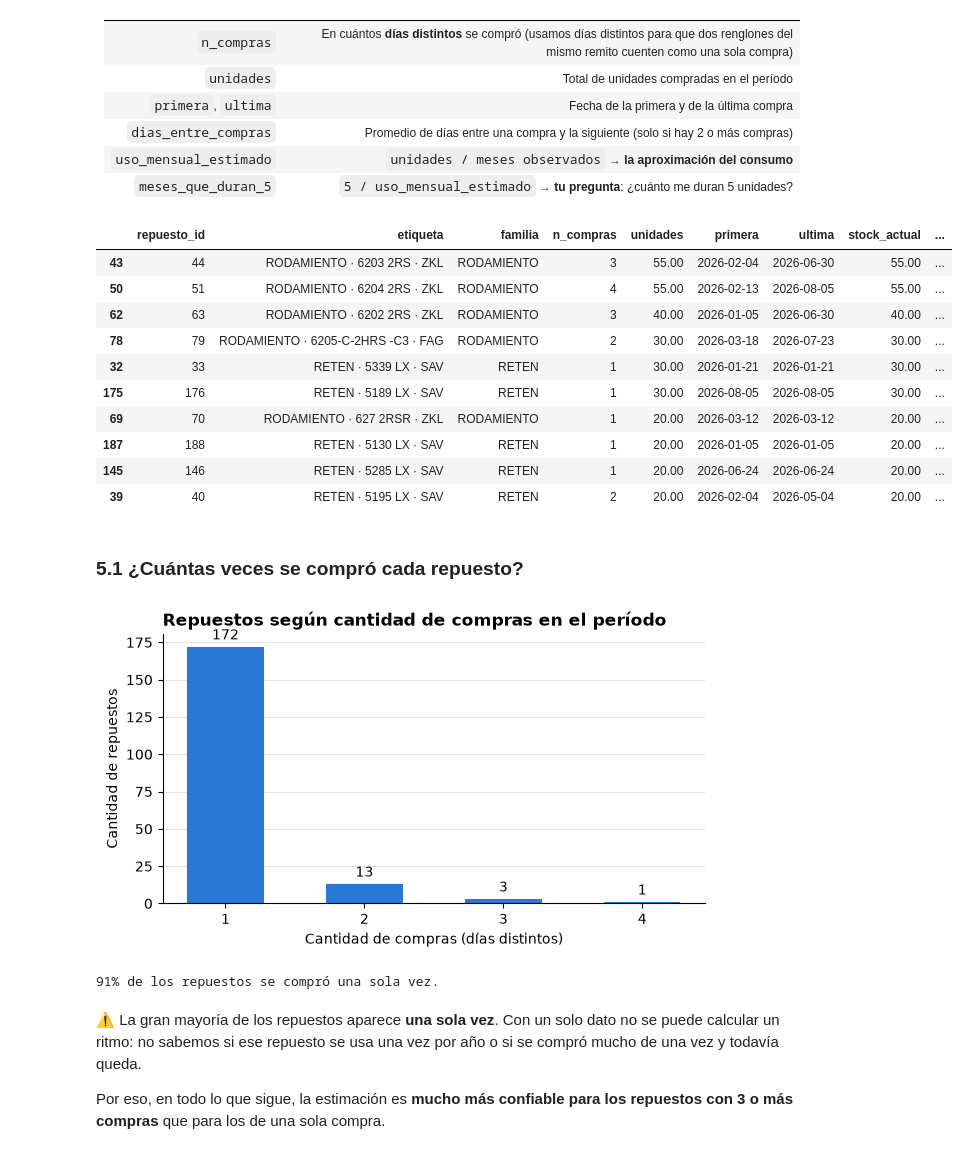
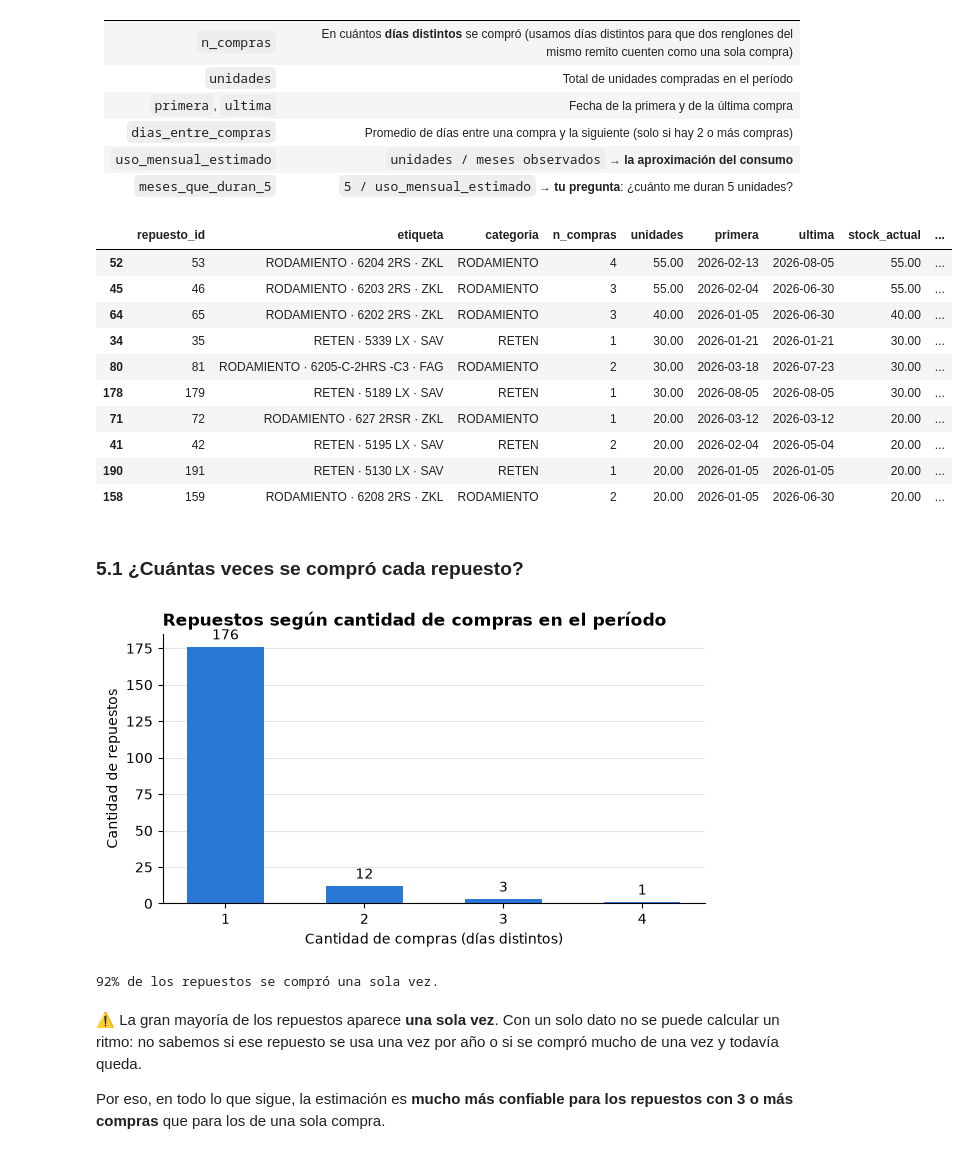
Before and after one commit to lgarciabode/Gestor_Stock_Durand_GarciaBode, a Jupyter notebook: templates/eda_repuestos.ipynb, the cells around one changed output. Cells and saved outputs as stored; diff of their text form; code cells hidden in the pictures.

```diff
--- a/templates/eda_repuestos.ipynb
+++ b/templates/eda_repuestos.ipynb
@@ -88,7 +88,7 @@ Conectado a: C:\Users\camil\OneDrive\Documentos\UNER\Ciencia de Datos\POO\Gestor
 `pd.read_sql(consulta, conexion)` ejecuta una consulta SQL y devuelve el resultado como DataFrame. Traemos las tablas completas porque son chicas (cientos de filas).
 # %%
 tablas = ["repuestos", "movimientos_stock", "marcas", "proveedores",
-          "categorias", "repuesto_codigo_proveedor"]
+          "categorias"]
 
 datos = {nombre: pd.read_sql(f"SELECT * FROM {nombre}", conexion) for nombre in tablas}
 
@@ -252,41 +248,22 @@ Vamos a:
 marcas = datos["marcas"].rename(columns={"id": "marca_id", "nombre": "marca"})
 proveedores = datos["proveedores"].rename(columns={"id": "proveedor_id", "nombre": "proveedor"})
 
-# Un repuesto puede tener más de un código de proveedor: nos quedamos con el primero para la etiqueta
-codigos = (datos["repuesto_codigo_proveedor"]
-           .sort_values("id")
-           .drop_duplicates("repuesto_id")[["repuesto_id", "codigo_proveedor"]])
+categorias = datos["categorias"].rename(columns={"id": "categoria_id", "nombre": "categoria"})
 
 catalogo = (repuestos
             .rename(columns={"id": "repuesto_id"})
             .merge(marcas, on="marca_id", how="left")
-            .merge(codigos, on="repuesto_id", how="left"))
+            .merge(categorias[["categoria_id", "categoria"]], on="categoria_id", how="left"))
 
-# Familia provisoria: primera palabra de la descripción, con algunas correcciones a mano
-correcciones = {"HOR": "HORQ", "J.": "J. DE AGUJAS", "DISCO": "DISCO DENTADO",
-                "ANILLO": "ANILLO SEEGER", "UNION": "CADENA", "REP": "KIT REPARACIÓN"}
-catalogo["familia"] = (catalogo["descripcion_normalizada"].str.split().str[0]
-                       .replace(correcciones))
-
-
-def armar_etiqueta(fila):
-    # Si la descripción ya es específica (horquillas, tubos), no hace falta agregar el código
-    desc = fila["descripcion_normalizada"]
-    if desc.split()[0] in {"RODAMIENTO", "RETEN", "CRUCETA", "SOPORTE", "CADENA",
-                           "PIÑON", "DISCO", "ANILLO", "J.", "UNION", "CRAPODINA", "RESORTE"}:
-        return f"{desc} · {fila['codigo_proveedor']} · {fila['marca']}"
-    return desc
-
-
-catalogo["etiqueta"] = catalogo.apply(armar_etiqueta, axis=1)
+catalogo["etiqueta"] = catalogo["categoria"] + " · " + catalogo["codigo"] + " · " + catalogo["marca"]
 
 movs = (movimientos
-        .merge(catalogo[["repuesto_id", "etiqueta", "familia", "marca", "stock_actual"]],
+        .merge(catalogo[["repuesto_id", "etiqueta", "categoria", "marca", "stock_actual"]],
                on="repuesto_id", how="left")
         .merge(proveedores[["proveedor_id", "proveedor"]], on="proveedor_id", how="left"))
 
 movs["fecha"] = pd.to_datetime(movs["fecha"])
 movs["mes"] = movs["fecha"].dt.to_period("M")
 
-movs[["fecha", "etiqueta", "familia", "cantidad", "proveedor"]].head(8)
+movs[["fecha", "etiqueta", "categoria", "cantidad", "proveedor"]].head(8)
 # %% [output]
@@ -394,34 +371,34 @@ Ahora pasamos de "una fila por compra" a "**una fila por repuesto**". Para cada
 | `uso_mensual_estimado` | `unidades / meses observados` → **la aproximación del consumo** |
 | `meses_que_duran_5` | `5 / uso_mensual_estimado` → **tu pregunta**: ¿cuánto me duran 5 unidades? |
 # %%
-por_rep = (movs.groupby(["repuesto_id", "etiqueta", "familia"])
+por_rep = (movs.groupby(["repuesto_id", "etiqueta", "categoria"])
            .agg(n_compras=("fecha", "nunique"),
                 unidades=("cantidad", "sum"),
                 primera=("fecha", "min"),
                 ultima=("fecha", "max"),
                 stock_actual=("stock_actual", "first"))
            .reset_index())
 
 # Días entre compras: solo tiene sentido con 2 o más compras (con 1 compra no hay "entre")
 dias_totales = (por_rep["ultima"] - por_rep["primera"]).dt.days
 por_rep["dias_entre_compras"] = (dias_totales / (por_rep["n_compras"] - 1)).where(por_rep["n_compras"] > 1)
 
 por_rep["uso_mensual_estimado"] = por_rep["unidades"] / MESES_OBSERVADOS
 por_rep["meses_que_duran_5"] = 5 / por_rep["uso_mensual_estimado"]
 
 por_rep.sort_values("unidades", ascending=False).head(10)
 # %% [output]
-|  | repuesto_id | etiqueta | familia | n_compras | unidades | primera | ultima | stock_actual | ... |
-| 43 | 44 | RODAMIENTO · 6203 2RS · ZKL | RODAMIENTO | 3 | 55.00 | 2026-02-04 | 2026-06-30 | 55.00 | ... |
-| 50 | 51 | RODAMIENTO · 6204 2RS · ZKL | RODAMIENTO | 4 | 55.00 | 2026-02-13 | 2026-08-05 | 55.00 | ... |
-| 62 | 63 | RODAMIENTO · 6202 2RS · ZKL | RODAMIENTO | 3 | 40.00 | 2026-01-05 | 2026-06-30 | 40.00 | ... |
-| 78 | 79 | RODAMIENTO · 6205-C-2HRS -C3 · FAG | RODAMIENTO | 2 | 30.00 | 2026-03-18 | 2026-07-23 | 30.00 | ... |
-| 32 | 33 | RETEN · 5339 LX · SAV | RETEN | 1 | 30.00 | 2026-01-21 | 2026-01-21 | 30.00 | ... |
-| 175 | 176 | RETEN · 5189 LX · SAV | RETEN | 1 | 30.00 | 2026-08-05 | 2026-08-05 | 30.00 | ... |
-| 69 | 70 | RODAMIENTO · 627 2RSR · ZKL | RODAMIENTO | 1 | 20.00 | 2026-03-12 | 2026-03-12 | 20.00 | ... |
-| 187 | 188 | RETEN · 5130 LX · SAV | RETEN | 1 | 20.00 | 2026-01-05 | 2026-01-05 | 20.00 | ... |
-| 145 | 146 | RETEN · 5285 LX · SAV | RETEN | 1 | 20.00 | 2026-06-24 | 2026-06-24 | 20.00 | ... |
-| 39 | 40 | RETEN · 5195 LX · SAV | RETEN | 2 | 20.00 | 2026-02-04 | 2026-05-04 | 20.00 | ... |
+|  | repuesto_id | etiqueta | categoria | n_compras | unidades | primera | ultima | stock_actual | ... |
+| 52 | 53 | RODAMIENTO · 6204 2RS · ZKL | RODAMIENTO | 4 | 55.00 | 2026-02-13 | 2026-08-05 | 55.00 | ... |
+| 45 | 46 | RODAMIENTO · 6203 2RS · ZKL | RODAMIENTO | 3 | 55.00 | 2026-02-04 | 2026-06-30 | 55.00 | ... |
+| 64 | 65 | RODAMIENTO · 6202 2RS · ZKL | RODAMIENTO | 3 | 40.00 | 2026-01-05 | 2026-06-30 | 40.00 | ... |
+| 34 | 35 | RETEN · 5339 LX · SAV | RETEN | 1 | 30.00 | 2026-01-21 | 2026-01-21 | 30.00 | ... |
+| 80 | 81 | RODAMIENTO · 6205-C-2HRS -C3 · FAG | RODAMIENTO | 2 | 30.00 | 2026-03-18 | 2026-07-23 | 30.00 | ... |
+| 178 | 179 | RETEN · 5189 LX · SAV | RETEN | 1 | 30.00 | 2026-08-05 | 2026-08-05 | 30.00 | ... |
+| 71 | 72 | RODAMIENTO · 627 2RSR · ZKL | RODAMIENTO | 1 | 20.00 | 2026-03-12 | 2026-03-12 | 20.00 | ... |
+| 41 | 42 | RETEN · 5195 LX · SAV | RETEN | 2 | 20.00 | 2026-02-04 | 2026-05-04 | 20.00 | ... |
+| 190 | 191 | RETEN · 5130 LX · SAV | RETEN | 1 | 20.00 | 2026-01-05 | 2026-01-05 | 20.00 | ... |
+| 158 | 159 | RODAMIENTO · 6208 2RS · ZKL | RODAMIENTO | 2 | 20.00 | 2026-01-05 | 2026-06-30 | 20.00 | ... |
 # %% [markdown]
 ### 5.1 ¿Cuántas veces se compró cada repuesto?
 # %%
@@ -438,8 +415,8 @@ plt.show()
 
 print(f"{(por_rep['n_compras'] == 1).mean():.0%} de los repuestos se compró una sola vez.")
 # %% [output]
-[figure, old version]
+[figure, new version]
-91% de los repuestos se compró una sola vez.
+92% de los repuestos se compró una sola vez.
 # %% [markdown]
 ⚠️ La gran mayoría de los repuestos aparece **una sola vez**. Con un solo dato no se puede calcular un ritmo: no sabemos si ese repuesto se usa una vez por año o si se compró mucho de una vez y todavía queda.
 
```
Also changed, not shown: parts of 23 cells of this notebook, 8 other files.
